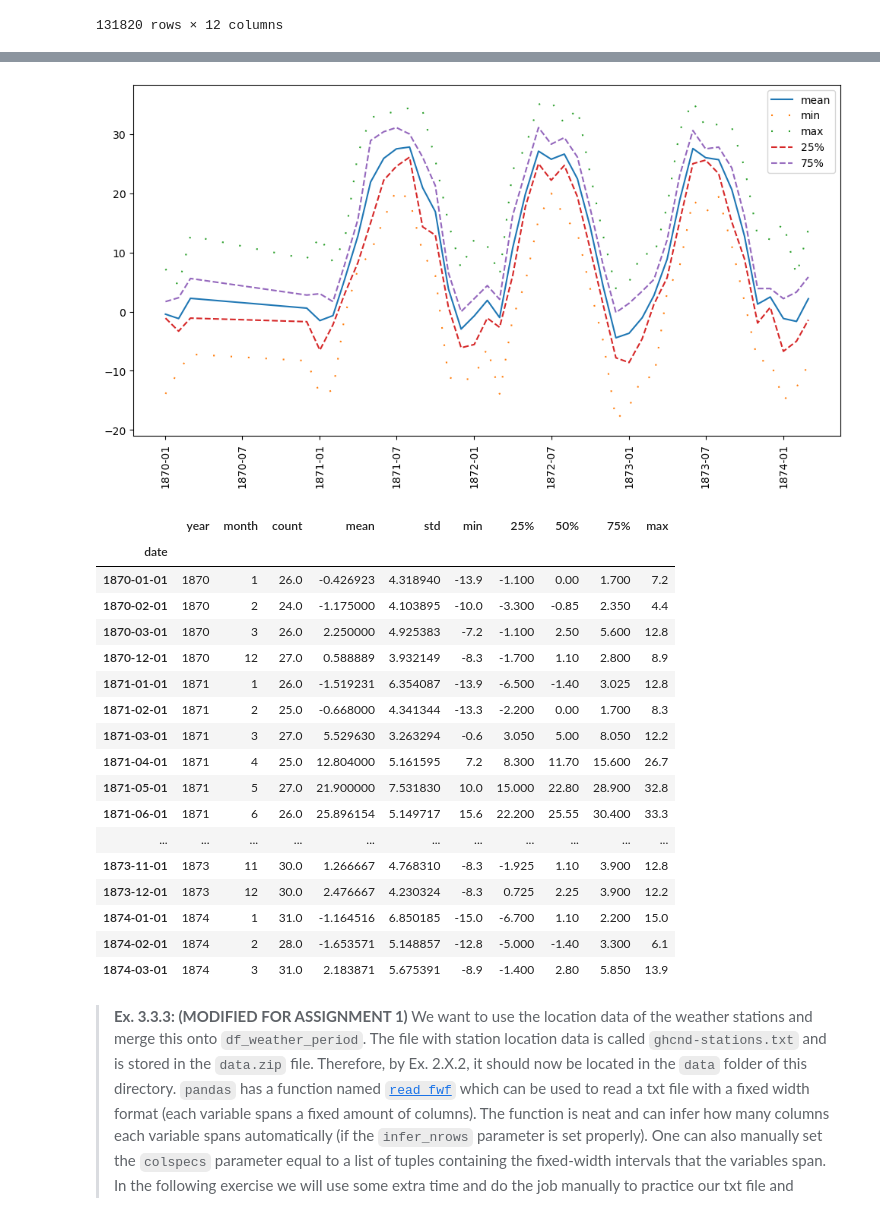
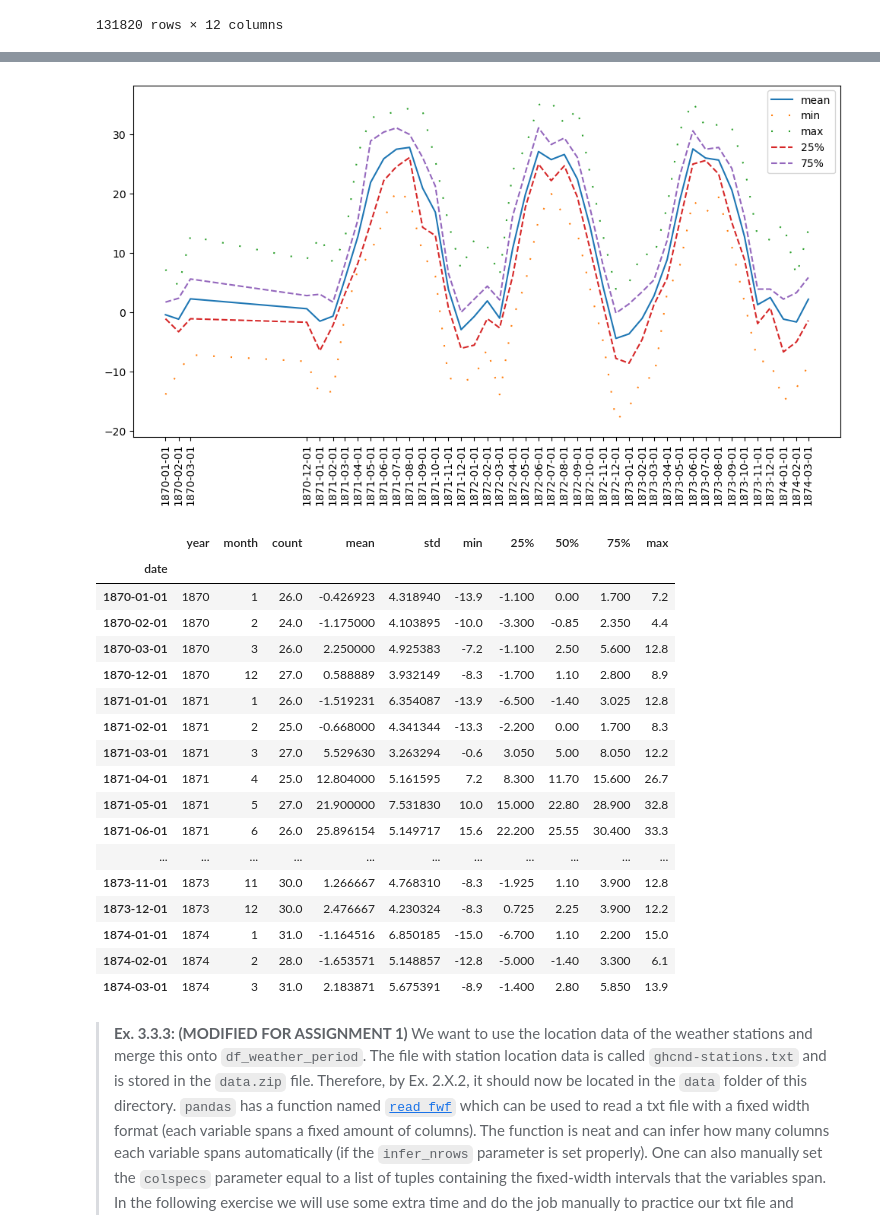
Before and after one commit to Gr-Elena/isds2023_group31, a Jupyter notebook: assignment_1_Mathias.ipynb, the cells around one changed output, grey strips where cells are left out. Saved outputs shown, nothing was run; the diff lists cells and outputs as text; code cells hidden in the pictures.

```diff
--- a/assignment_1_Mathias.ipynb
+++ b/assignment_1_Mathias.ipynb
@@ -251,35 +251,33 @@ df_weather_period
 # %%
 # YOUR CODE HERE
 obs_monthly = df_weather_period[df_weather_period['station'] == 'CA006110549']\
                 .groupby(['year', 'month'])\
                 .describe()\
                 .obs_value
 
 
 obs_monthly.reset_index(inplace=True)
 obs_monthly['date'] = pd.to_datetime(obs_monthly['year'].astype(str) + '-' + obs_monthly['month'].astype(str).str.zfill(2))
 obs_monthly.set_index('date', inplace=True)
 
 x_axis = obs_monthly.index
 
-
-
 plt.figure(figsize=(12,6))
 
 plt.plot(x_axis, obs_monthly['mean'], label='mean')
 plt.plot(x_axis, obs_monthly['min'], label='min', linestyle=(0, (1, 10)))
 plt.plot(x_axis, obs_monthly['max'], label='max', linestyle=(0, (1, 10)))
 plt.plot(x_axis, obs_monthly['25%'], label='25%', linestyle='dashed')
 plt.plot(x_axis, obs_monthly['75%'], label='75%', linestyle='dashed')
-#plt.xticks(x)
+plt.xticks(x_axis)
 
 plt.xticks(rotation = 90)
 plt.legend()
 plt.show()
 
 obs_monthly
 # %% [output]
-[figure, old version]
+[figure, new version]
 |  | year | month | count | mean | std | min | 25% | 50% | 75% | max |
 | date |  |  |  |  |  |  |  |  |  |  |
 | 1870-01-01 | 1870 | 1 | 26.0 | -0.426923 | 4.318940 | -13.9 | -1.100 | 0.00 | 1.700 | 7.2 |
```
